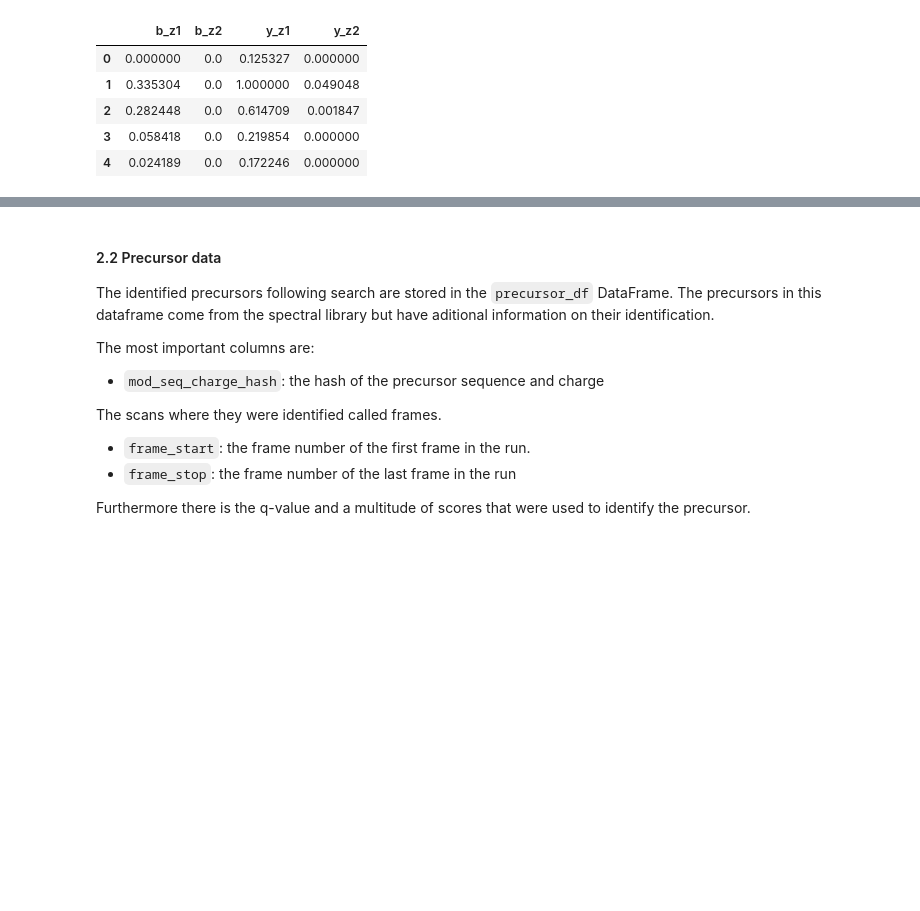
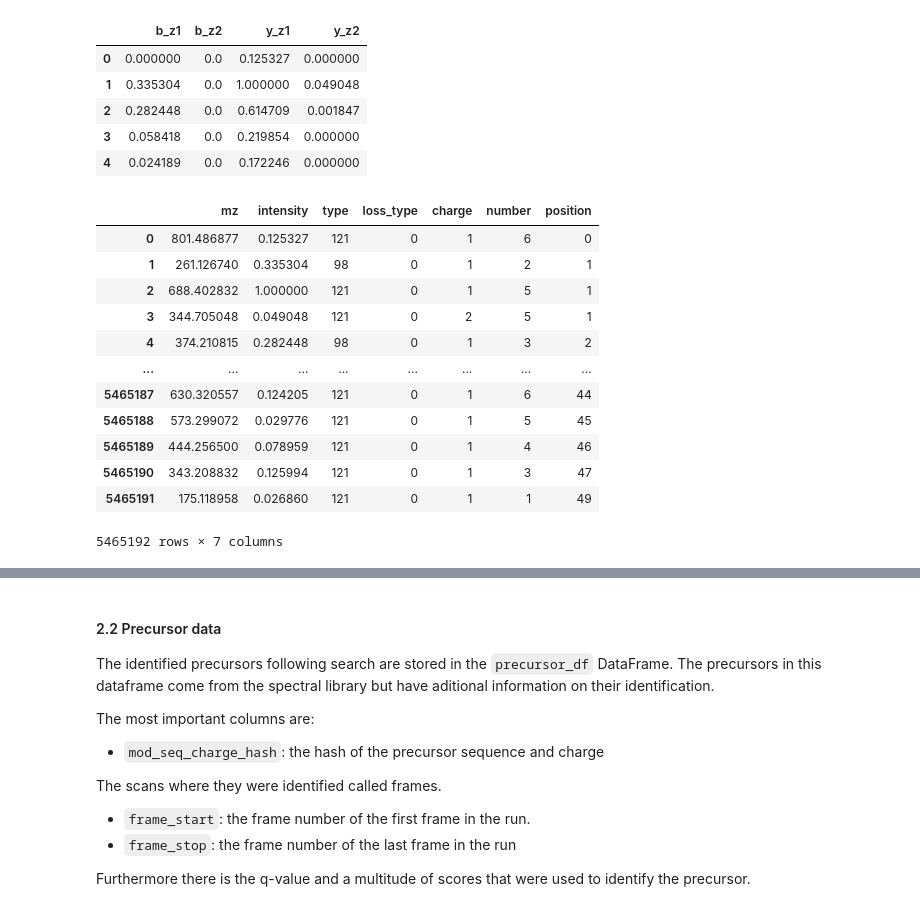
Before and after one commit to GeorgWa/alphadia-validate, a Jupyter notebook: notebooks/investigate.ipynb, the cells around one changed output, grey strips where cells are left out. Drawn from its saved outputs; the diff is of its cells as text; code cells hidden in the pictures; blank space fills up the shorter version.

```diff
--- a/notebooks/investigate.ipynb
+++ b/notebooks/investigate.ipynb
@@ -108,3 +108,22 @@ spectral_library.fragment_intensity_df.head()
 | 2 | 0.282448 | 0.0 | 0.614709 | 0.001847 |
 | 3 | 0.058418 | 0.0 | 0.219854 | 0.000000 |
 | 4 | 0.024189 | 0.0 | 0.172246 | 0.000000 |
+# %%
+from alphabase.spectral_library.flat import SpecLibFlat
+spectral_library_flat = SpecLibFlat()
+spectral_library_flat.parse_base_library(spectral_library)
+spectral_library_flat.fragment_df
+# %% [output]
+|  | mz | intensity | type | loss_type | charge | number | position |
+| 0 | 801.486877 | 0.125327 | 121 | 0 | 1 | 6 | 0 |
+| 1 | 261.126740 | 0.335304 | 98 | 0 | 1 | 2 | 1 |
+| 2 | 688.402832 | 1.000000 | 121 | 0 | 1 | 5 | 1 |
+| 3 | 344.705048 | 0.049048 | 121 | 0 | 2 | 5 | 1 |
+| 4 | 374.210815 | 0.282448 | 98 | 0 | 1 | 3 | 2 |
+| ... | ... | ... | ... | ... | ... | ... | ... |
+| 5465187 | 630.320557 | 0.124205 | 121 | 0 | 1 | 6 | 44 |
+| 5465188 | 573.299072 | 0.029776 | 121 | 0 | 1 | 5 | 45 |
+| 5465189 | 444.256500 | 0.078959 | 121 | 0 | 1 | 4 | 46 |
+| 5465190 | 343.208832 | 0.125994 | 121 | 0 | 1 | 3 | 47 |
+| 5465191 | 175.118958 | 0.026860 | 121 | 0 | 1 | 1 | 49 |
+5465192 rows × 7 columns
```
Also changed, not shown: parts of 4 cells of this notebook.
